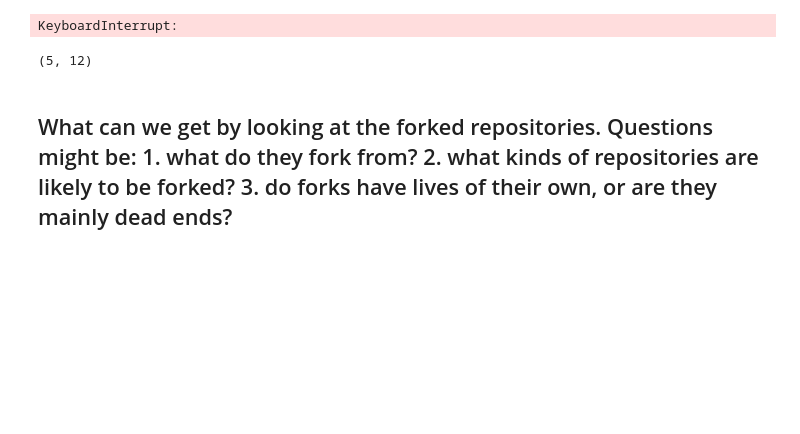
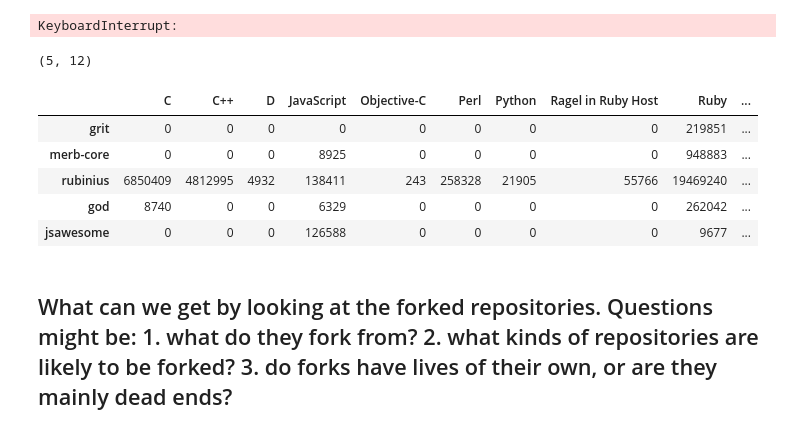
Before and after one commit to Milllss/metacommunities, a Jupyter notebook: github_api_experiments.ipynb, the cells around one changed output. Drawn from its saved outputs; the diff is of its cells as text; code cells hidden in the pictures; blank space fills up the shorter version.

```diff
--- a/github_api_experiments.ipynb
+++ b/github_api_experiments.ipynb
@@ -17,10 +17,16 @@ I think the numbers here refer to lines of code. Or maybe character counts.So, u
 # %% [output]
 fetching repository grit from https://api.github.com/repos/mojombo/grit/languagesfetching repository merb-core from https://api.github.com/repos/wycats/merb-core/languagesfetching repository rubinius  ...
 KeyboardInterrupt:
-# %%
-print df_lang.shape
-# %% [output]
-(5, 12)
+# %%
+df_lang = df_lang.fillna(0)print df_lang.shapedf_lang
+# %% [output]
+(5, 12)
+|  | C | C++ | D | JavaScript | Objective-C | Perl | Python | Ragel in Ruby Host | Ruby | ... |
+| grit | 0 | 0 | 0 | 0 | 0 | 0 | 0 | 0 | 219851 | ... |
+| merb-core | 0 | 0 | 0 | 8925 | 0 | 0 | 0 | 0 | 948883 | ... |
+| rubinius | 6850409 | 4812995 | 4932 | 138411 | 243 | 258328 | 21905 | 55766 | 19469240 | ... |
+| god | 8740 | 0 | 0 | 6329 | 0 | 0 | 0 | 0 | 262042 | ... |
+| jsawesome | 0 | 0 | 0 | 126588 | 0 | 0 | 0 | 0 | 9677 | ... |
 # %% [markdown]
 ## What can we get by looking at the forked repositories. Questions might be:    1. what do they fork from?    2. what kinds of repositories are likely to be forked?    3. do forks have lives of their own, or are they mainly dead ends?
 # %%
```
Also changed, not shown: 1 other file.
